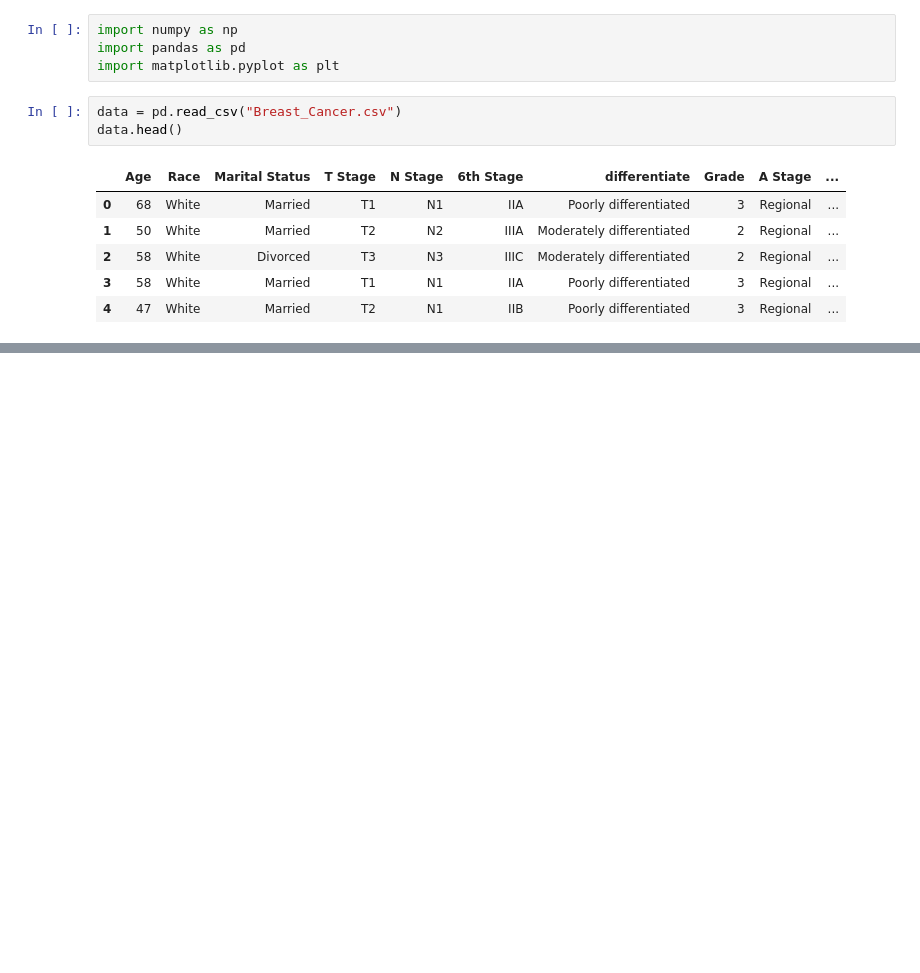
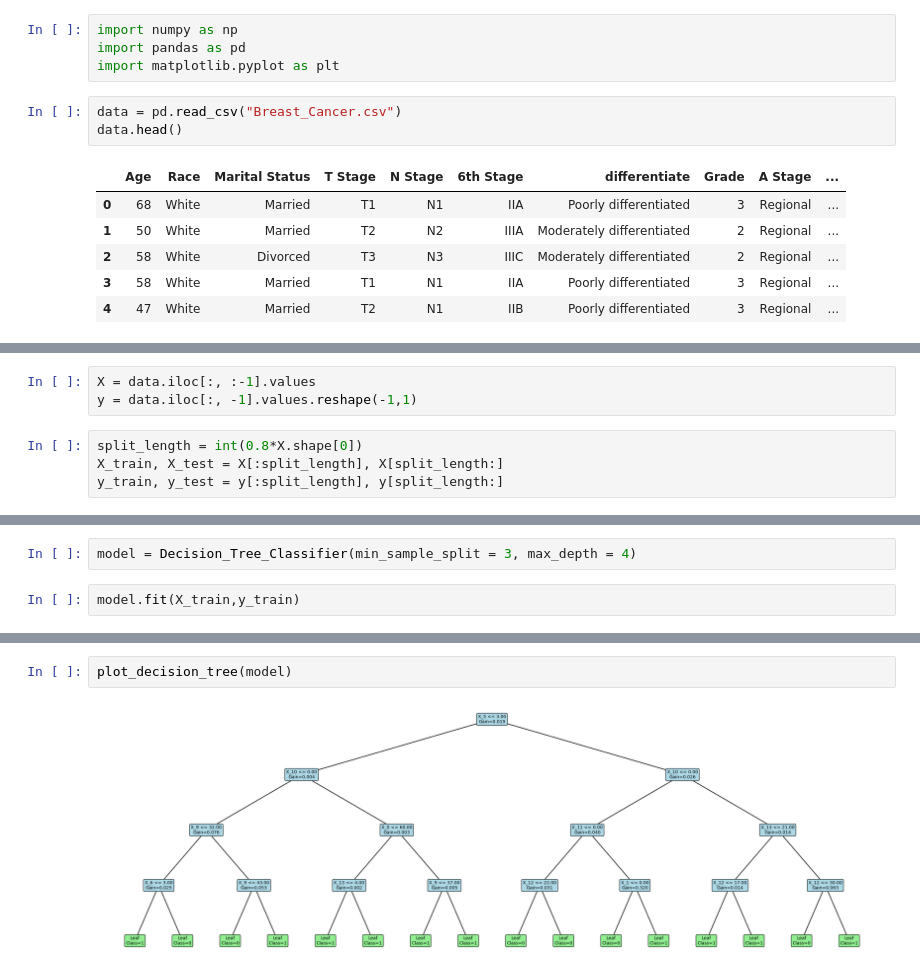
Before and after one commit to Rishu22889/ML, a Jupyter notebook: ML_from_Scratch/DecisionTree/Decision_tree.ipynb, the cells around one changed output, grey strips where cells are left out. Saved outputs shown, nothing was run; the diff lists cells and outputs as text; blank space fills up the shorter version.

Commit message:
Decision_Tree_Classifier

```diff
--- a/ML_from_Scratch/DecisionTree/Decision_tree.ipynb
+++ b/ML_from_Scratch/DecisionTree/Decision_tree.ipynb
@@ -27,0 +317,7 @@ def information_gain(X_column,y,threshold):
+# %%
+X = data.iloc[:, :-1].values
+y = data.iloc[:, -1].values.reshape(-1,1)
+# %%
+split_length = int(0.8*X.shape[0])
+X_train, X_test = X[:split_length], X[split_length:]
+y_train, y_test = y[:split_length], y[split_length:]
@@ -27,0 +328,4 @@ def information_gain(X_column,y,threshold):
+# %%
+model = Decision_Tree_Classifier(min_sample_split = 3, max_depth = 4)
+# %%
+model.fit(X_train,y_train)
@@ -27,0 +414,4 @@ def information_gain(X_column,y,threshold):
+# %%
+plot_decision_tree(model)
+# %% [output]
+[figure, added]
```
Also changed, not shown: parts of 23 cells of this notebook.
